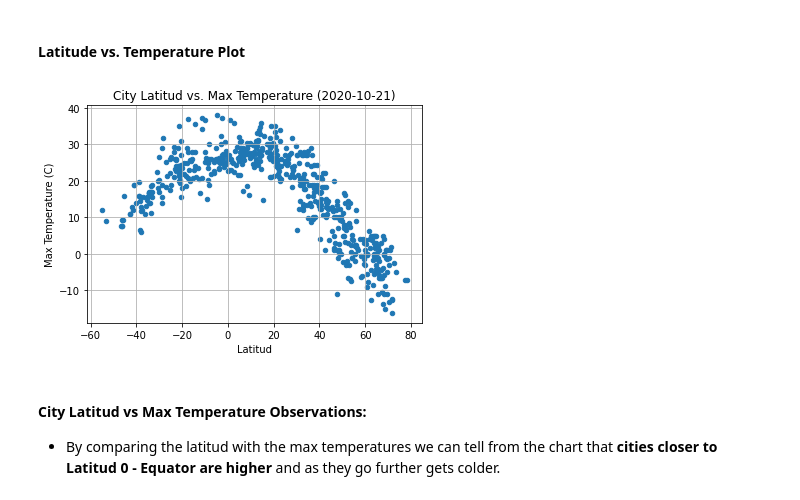
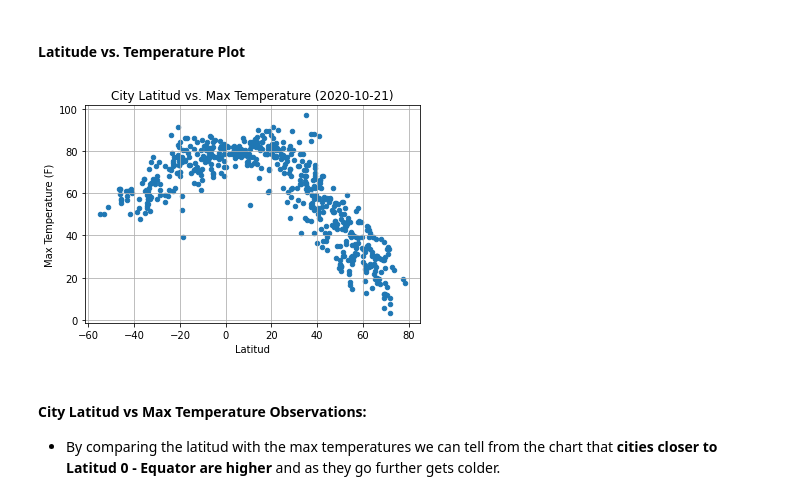
Before and after one commit to rjyobal/python-api-challenge, a Jupyter notebook: WeatherPy/WeatherPy.ipynb, the cells around one changed output. Saved outputs shown, nothing was run; the diff lists cells and outputs as text; code cells hidden in the pictures.

```diff
--- a/WeatherPy/WeatherPy.ipynb
+++ b/WeatherPy/WeatherPy.ipynb
@@ -107,7 +111,7 @@ cities_df.head()
 #Build API URL to get data from open weather
 base_url = "http://api.openweathermap.org/data/2.5/weather"
 params = {
-    "units": "metric",
+    "units": "imperial",
     "appid": weather_api_key,
 }
 #iterrows to iterate through pandas city dataframe
@@ -191,13 +195,13 @@ cities_df
 # %%
 cities_df.plot(kind='scatter', x='Lat', y='Max Temp', grid=True)
 plot_title=f"City Latitud vs. Max Temperature ({datetime.date.today()})"
 plt.title(plot_title)
 plt.xlabel("Latitud")
-plt.ylabel("Max Temperature (C)")
+plt.ylabel("Max Temperature (F)")
 plt.savefig(f'output_data/{plot_title}.png')
 plt.show()
 # %% [output]
-[figure, old version]
+[figure, new version]
 # %% [markdown]
 #### City Latitud vs Max Temperature Observations:
 - By comparing the latitud with the max temperatures we can tell from the chart that **cities closer to Latitud 0 - Equator are higher** and as they go further gets colder.
```
Also changed, not shown: parts of 19 cells of this notebook, 13 other files.
